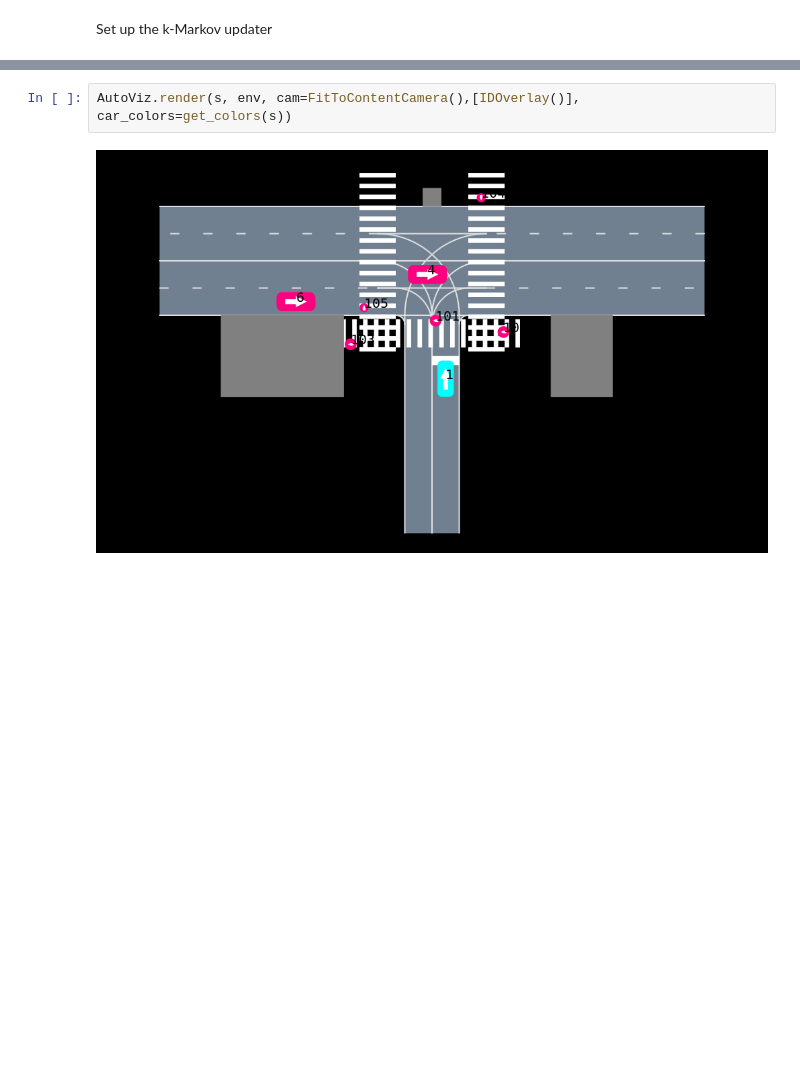
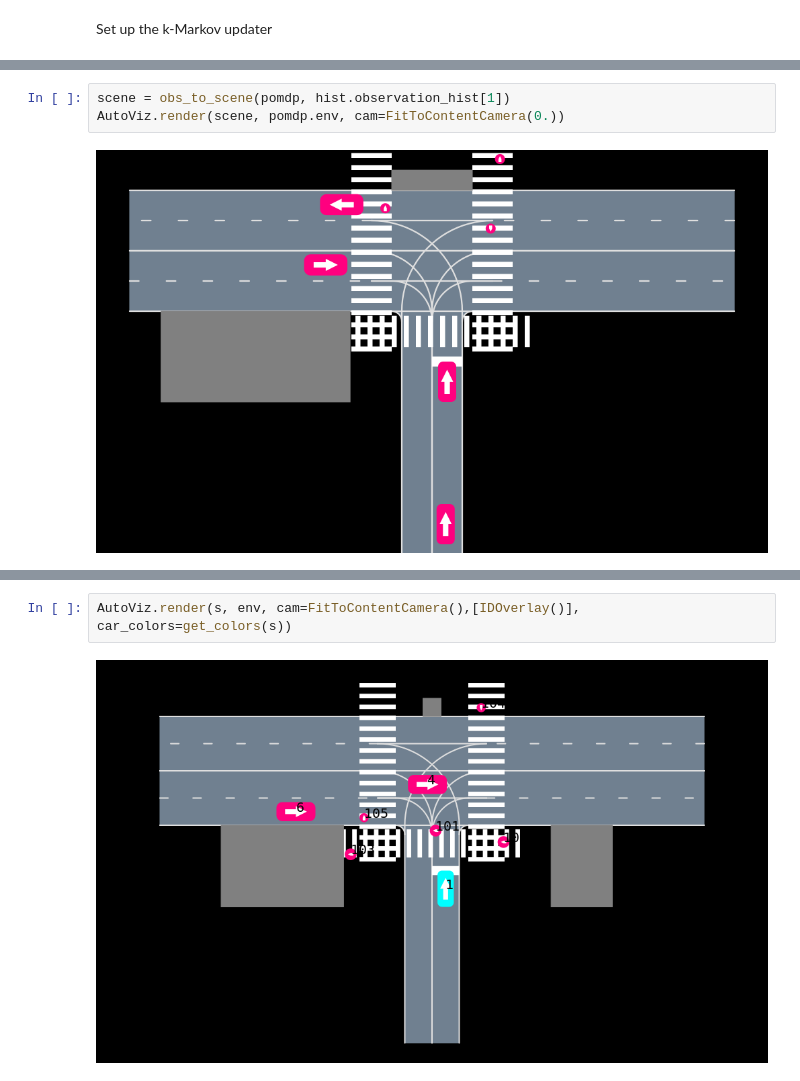
Before and after one commit to sisl/AutomotivePOMDPs.jl, a Jupyter notebook: decomposition.ipynb, the cells around one changed output, grey strips where cells are left out. Drawn from its saved outputs; the diff is of its cells as text; blank space fills up the shorter version.

```diff
--- a/decomposition.ipynb
+++ b/decomposition.ipynb
@@ -123,0 +114,5 @@ Reel.Frames{MIME{Symbol("image/png")}}("/tmp/tmpQFCcLR", 0x0000000000000020, 4.0
+# %%
+scene = obs_to_scene(pomdp, hist.observation_hist[1])
+AutoViz.render(scene, pomdp.env, cam=FitToContentCamera(0.))
+# %% [output]
+[figure, added]
```
Also changed, not shown: parts of 23 cells of this notebook, 8 other files.
